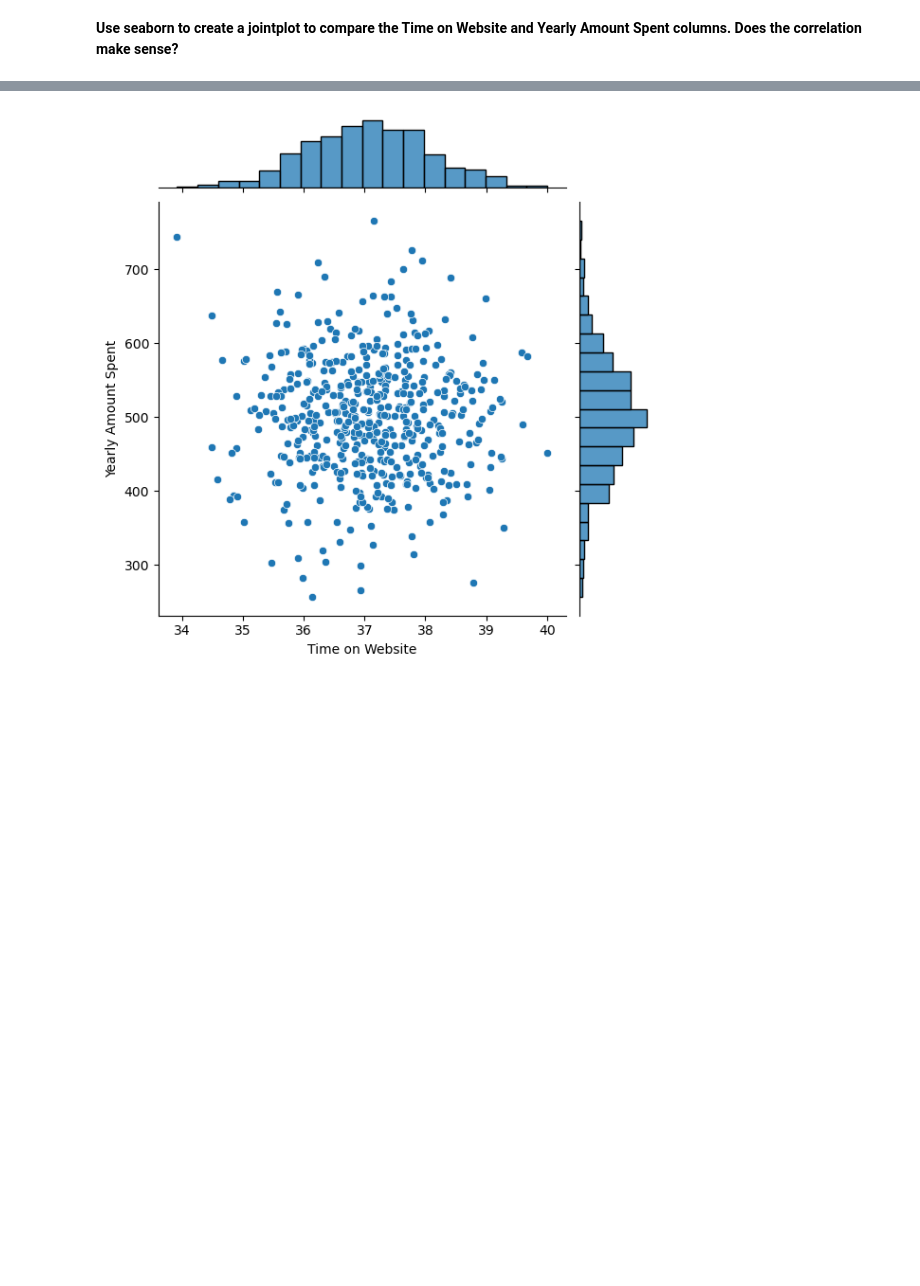
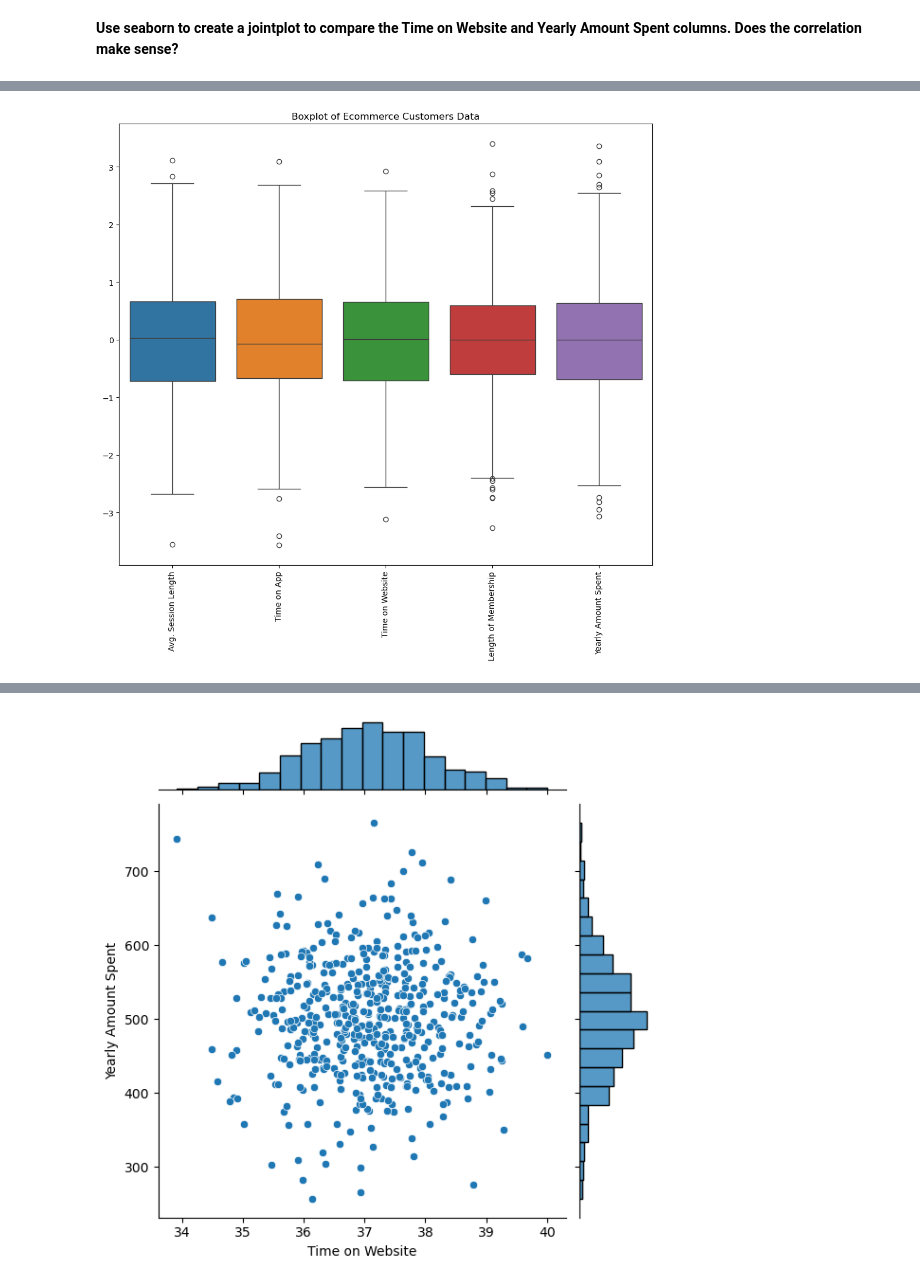
Before and after one commit to ranjansinghds/linear-regression-project-SL, a Jupyter notebook: linear_regression_project.ipynb, the cells around one changed output, grey strips where cells are left out. Saved outputs shown, nothing was run; the diff lists cells and outputs as text; code cells hidden in the pictures; blank space fills up the shorter version.

```diff
--- a/linear_regression_project.ipynb
+++ b/linear_regression_project.ipynb
@@ -89,0 +123,17 @@ For the rest of the exercise we'll only be using the numerical data of the csv f
+# %%
+#outlier detection using boxplot
+from sklearn.preprocessing import StandardScaler
+scaler = StandardScaler()
+
+scaled_data = scaler.fit_transform(customers[num_cols])
+
+scaled_df = pd.DataFrame(scaled_data, columns=num_cols)
+
+
+plt.figure(figsize=(12,10))
+sns.boxplot(data=scaled_df)
+plt.xticks(rotation=90)
+plt.title("Boxplot of Ecommerce Customers Data")
+plt.show()
+# %% [output]
+[figure, added]
```
Also changed, not shown: parts of 4 cells of this notebook.
